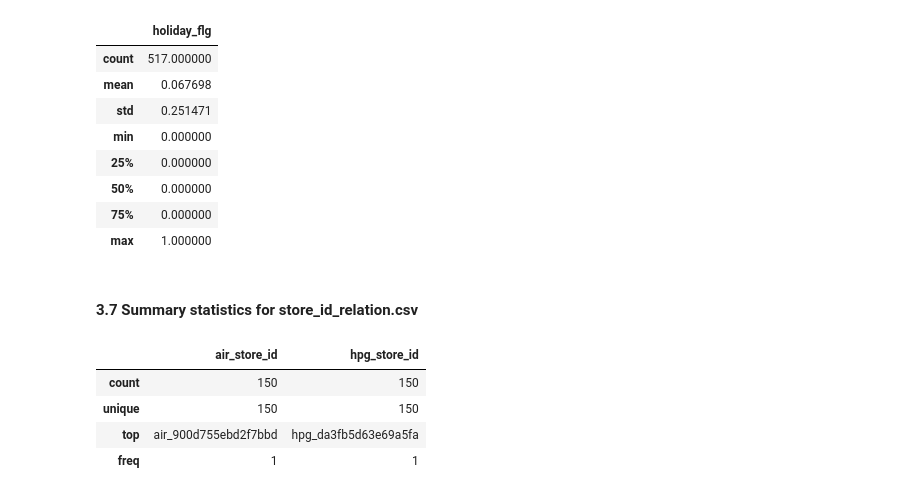
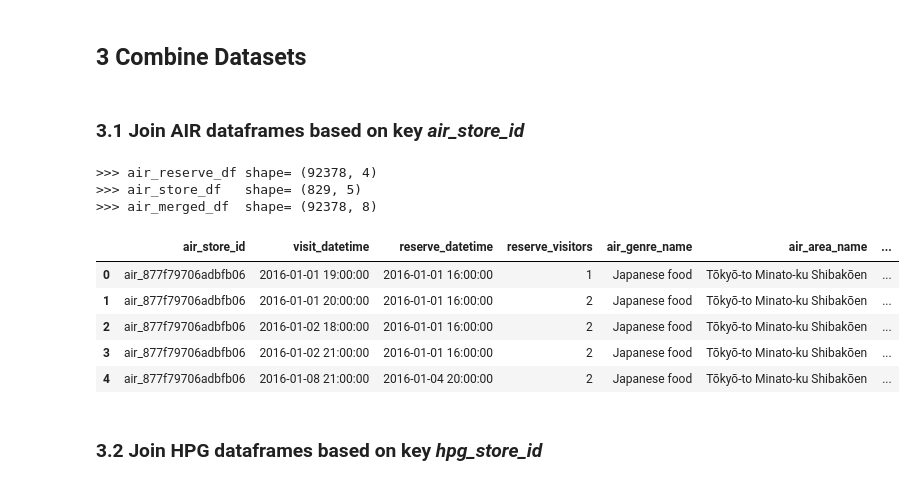
Before and after one commit to karlphillip/DataScience, a Jupyter notebook: Project1/1_data_wrangling.ipynb, the cells around one changed output. Drawn from its saved outputs; the diff is of its cells as text; code cells hidden in the pictures.

```diff
--- a/Project1/1_data_wrangling.ipynb
+++ b/Project1/1_data_wrangling.ipynb
@@ -448,22 +120,23 @@ h_store_df.describe()
-# %%
-date_info_df.describe()
-# %% [output]
-|  | holiday_flg |
-| count | 517.000000 |
-| mean | 0.067698 |
-| std | 0.251471 |
-| min | 0.000000 |
-| 25% | 0.000000 |
-| 50% | 0.000000 |
-| 75% | 0.000000 |
-| max | 1.000000 |
-# %% [markdown]
-#### 3.7 Summary statistics for store_id_relation.csv
-# %%
-store_ids_df.describe()
-# %% [output]
-|  | air_store_id | hpg_store_id |
-| count | 150 | 150 |
-| unique | 150 | 150 |
-| top | air_900d755ebd2f7bbd | hpg_da3fb5d63e69a5fa |
-| freq | 1 | 1 |
+# %% [markdown]
+## 3 Combine Datasets
+# %% [markdown]
+### 3.1 Join AIR dataframes based on key *air_store_id*
+# %%
+## First merge: ar_reserve_df and ar_store_df
+air_merged_df = pd.merge(left=air_reserve_df, right=air_store_df, left_on='air_store_id', right_on='air_store_id')
+print('>>> air_reserve_df shape=', air_reserve_df.shape)  # shape= (92378, 4)
+print('>>> air_store_df   shape=', air_store_df.shape)    # shape= (829, 5)
+print('>>> air_merged_df  shape=', air_merged_df.shape)   # shape= (92378, 8)
+display(air_merged_df.head())
+# %% [output]
+>>> air_reserve_df shape= (92378, 4)
+>>> air_store_df   shape= (829, 5)
+>>> air_merged_df  shape= (92378, 8)
+|  | air_store_id | visit_datetime | reserve_datetime | reserve_visitors | air_genre_name | air_area_name | ... |
+| 0 | air_877f79706adbfb06 | 2016-01-01 19:00:00 | 2016-01-01 16:00:00 | 1 | Japanese food | Tōkyō-to Minato-ku Shibakōen | ... |
+| 1 | air_877f79706adbfb06 | 2016-01-01 20:00:00 | 2016-01-01 16:00:00 | 2 | Japanese food | Tōkyō-to Minato-ku Shibakōen | ... |
+| 2 | air_877f79706adbfb06 | 2016-01-02 18:00:00 | 2016-01-01 16:00:00 | 2 | Japanese food | Tōkyō-to Minato-ku Shibakōen | ... |
+| 3 | air_877f79706adbfb06 | 2016-01-02 21:00:00 | 2016-01-01 16:00:00 | 2 | Japanese food | Tōkyō-to Minato-ku Shibakōen | ... |
+| 4 | air_877f79706adbfb06 | 2016-01-08 21:00:00 | 2016-01-04 20:00:00 | 2 | Japanese food | Tōkyō-to Minato-ku Shibakōen | ... |
+# %% [markdown]
+### 3.2 Join HPG dataframes based on key *hpg_store_id*
```
Also changed, not shown: parts of 56 cells of this notebook, 1 other file.
